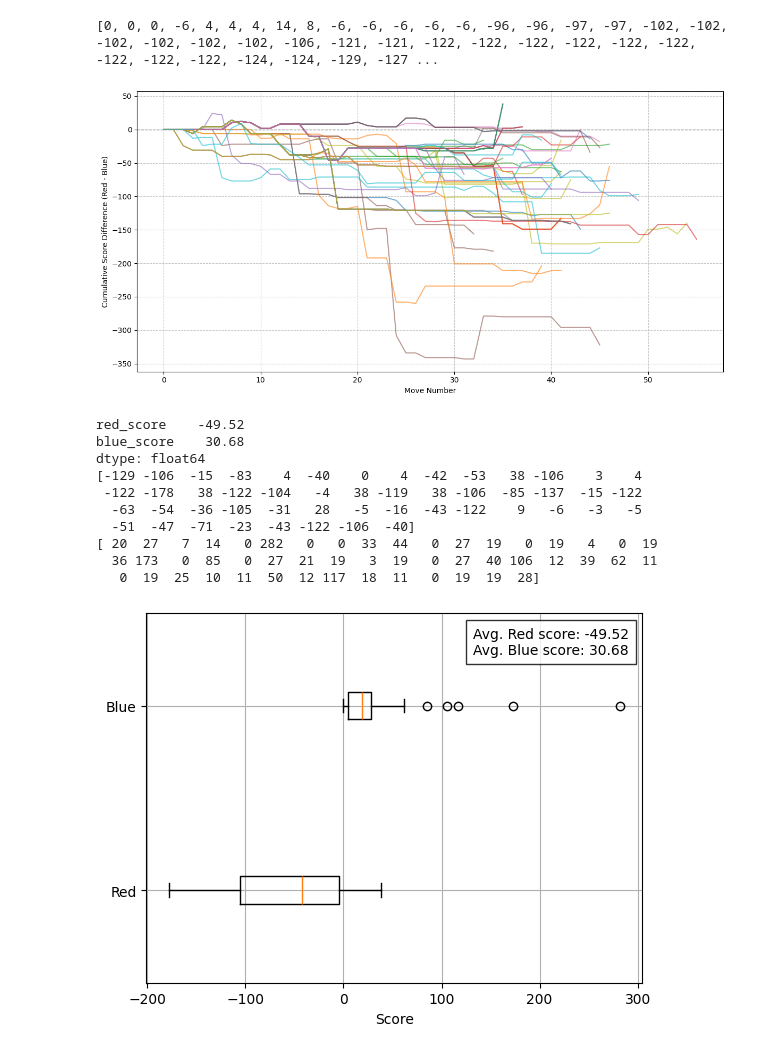
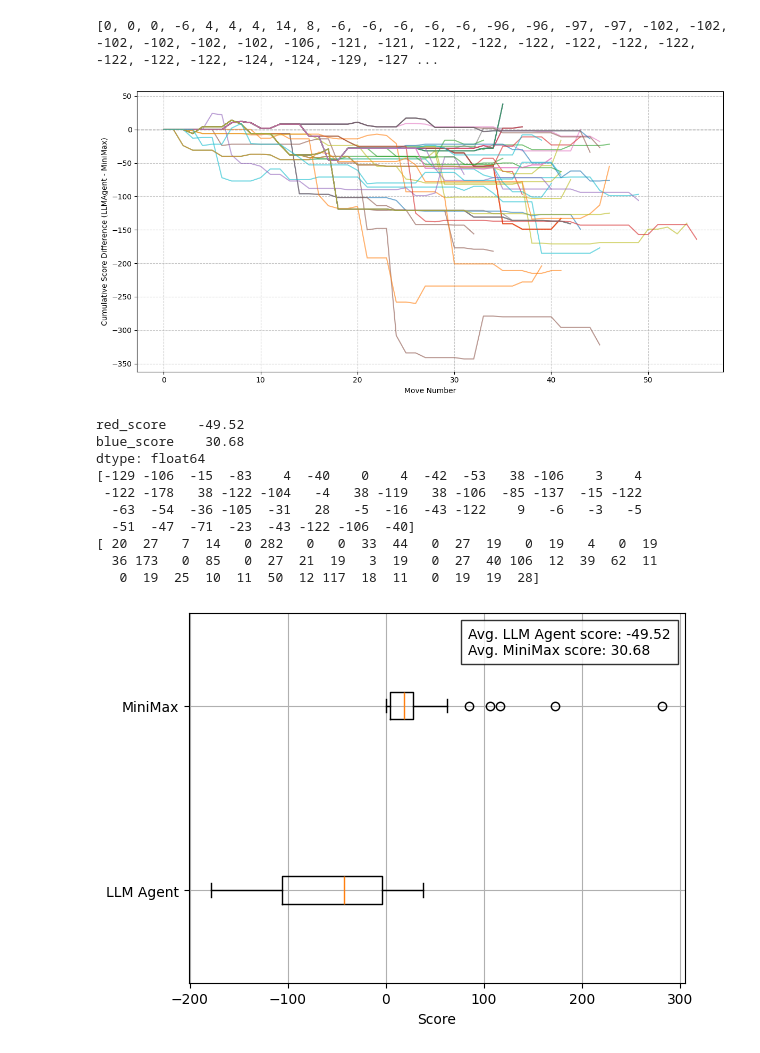
Before and after one commit to RCJamen/damathllm, a Jupyter notebook: results/minimax_statistics.ipynb, the cells around one changed output. Drawn from its saved outputs; the diff is of its cells as text; code cells hidden in the pictures.

Commit message:
fixed labels cant be seen in saving

```diff
--- a/results/minimax_statistics.ipynb
+++ b/results/minimax_statistics.ipynb
@@ -142,7 +142,7 @@ for i, row in df.iterrows():
     plt.plot(move_numbers, row["move_difflist"], label=f"Game {i+1}", alpha=0.6)
 
 plt.xlabel("Move Number")
-plt.ylabel("Cumulative Score Difference (Red - Blue)")
+plt.ylabel("Cumulative Score Difference (LLMAgent - MiniMax)")
 # plt.title("Cumulative Score Difference Across Moves (50 Games)")
 plt.axhline(0, linestyle='--', color='gray', linewidth=1)
 plt.grid(True, linestyle='--', alpha=0.7)
@@ -151,7 +151,7 @@ plt.tight_layout()
 plt.savefig('images/minimax_cumuscorediff.png', dpi=100)
 plt.show()
 # %% [output]
-[figure, old version]
+[figure, new version]
 # %%
 avg = df[['red_score', 'blue_score']].mean()
 print(avg)
@@ -176,39 +176,39 @@ from matplotlib.offsetbox import AnchoredText
 fig, ax = plt.subplots()
 
 # draw boxplots
-ax.boxplot([df['red_score'], df['blue_score']], vert=False, labels=['Red','Blue'])
+ax.boxplot([df['red_score'], df['blue_score']], vert=False, labels=['LLM Agent','MiniMax'])
 
 # compute means
 mean1 = avg[0]
 mean2 = avg[1]
 
 # create an AnchoredText box in upper‑right (loc=1)
 txt = AnchoredText(
-    f"Avg. Red score: {mean1:.2f}\nAvg. Blue score: {mean2:.2f}",
+    f"Avg. LLM Agent score: {mean1:.2f}\nAvg. MiniMax score: {mean2:.2f}",
     loc=1,                # 1=upper‑right
     frameon=True,         # draw the box
     pad=0.5,              # padding in font‑size units
 )
 # style the box (optional — you get same API as legend frame)
 txt.patch.set_facecolor('white')
 txt.patch.set_edgecolor('black')
 txt.patch.set_alpha(0.8)
 
 ax.add_artist(txt)
 ax.set_xlabel('Score')
 # ax.set_title('Boxplot: Comparing Red and Blue Scores')
 plt.grid(True)
-plt.savefig('images/minimax_boxplot.png', dpi=100)
+plt.savefig('images/minimax_boxplot.png', dpi=100, bbox_inches='tight')
 plt.show()
 # %% [output]
 red_score    -49.52
 blue_score    30.68
 dtype: float64
 [-129 -106  -15  -83    4  -40    0    4  -42  -53   38 -106    3    4
  -122 -178   38 -122 -104   -4   38 -119   38 -106  -85 -137  -15 -122
   -63  -54  -36 -105  -31   28   -5  -16  -43 -122    9   -6   -3   -5
   -51  -47  -71  -23  -43 -122 -106  -40]
 [ 20  27   7  14   0 282   0   0  33  44   0  27  19   0  19   4   0  19
   36 173   0  85   0  27  21  19   3  19   0  27  40 106  12  39  62  11
    0  19  25  10  11  50  12 117  18  11   0  19  19  28]
-[figure, old version]
+[figure, new version]
```
Also changed, not shown: parts of 2 cells of this notebook, 3 other files.
